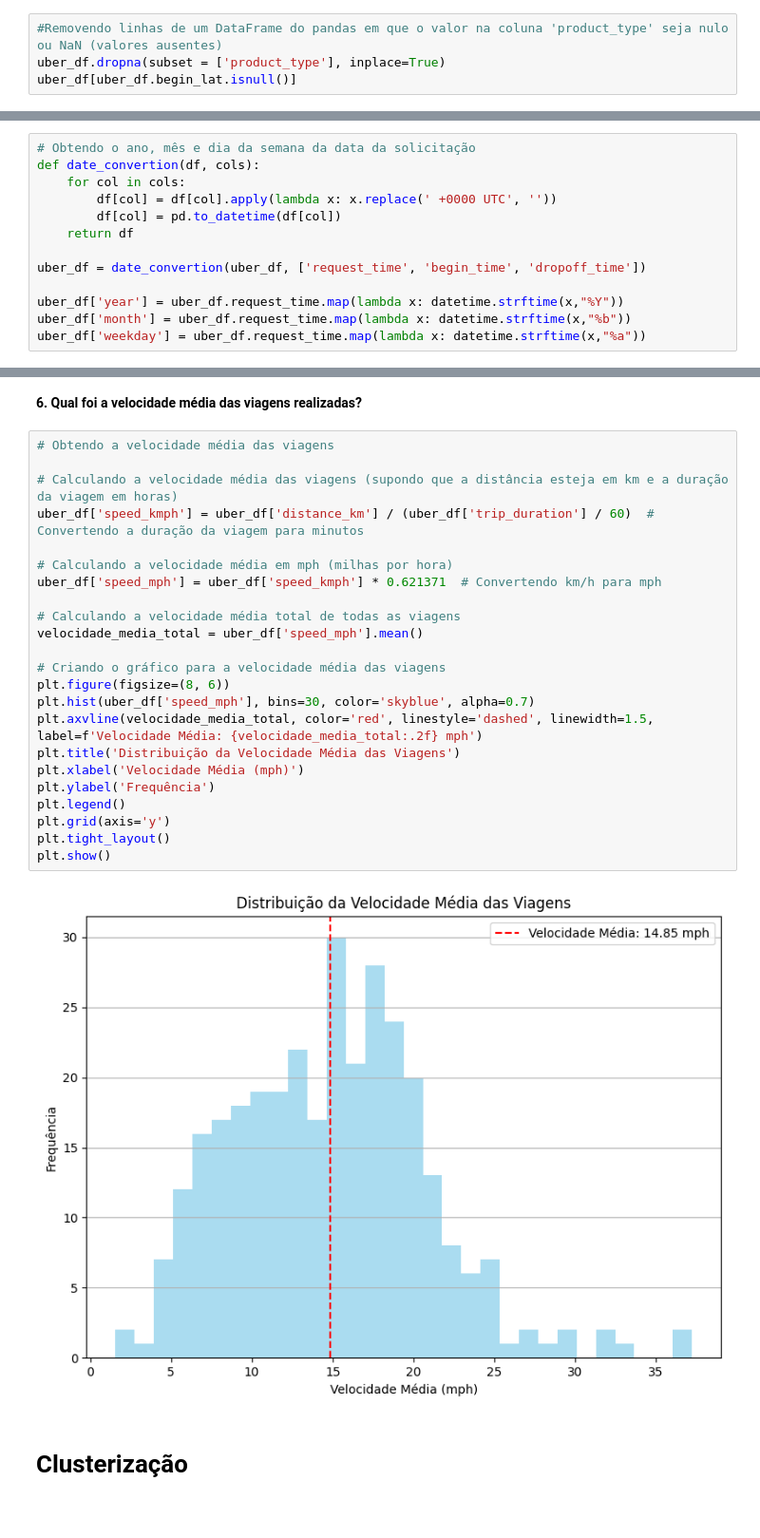
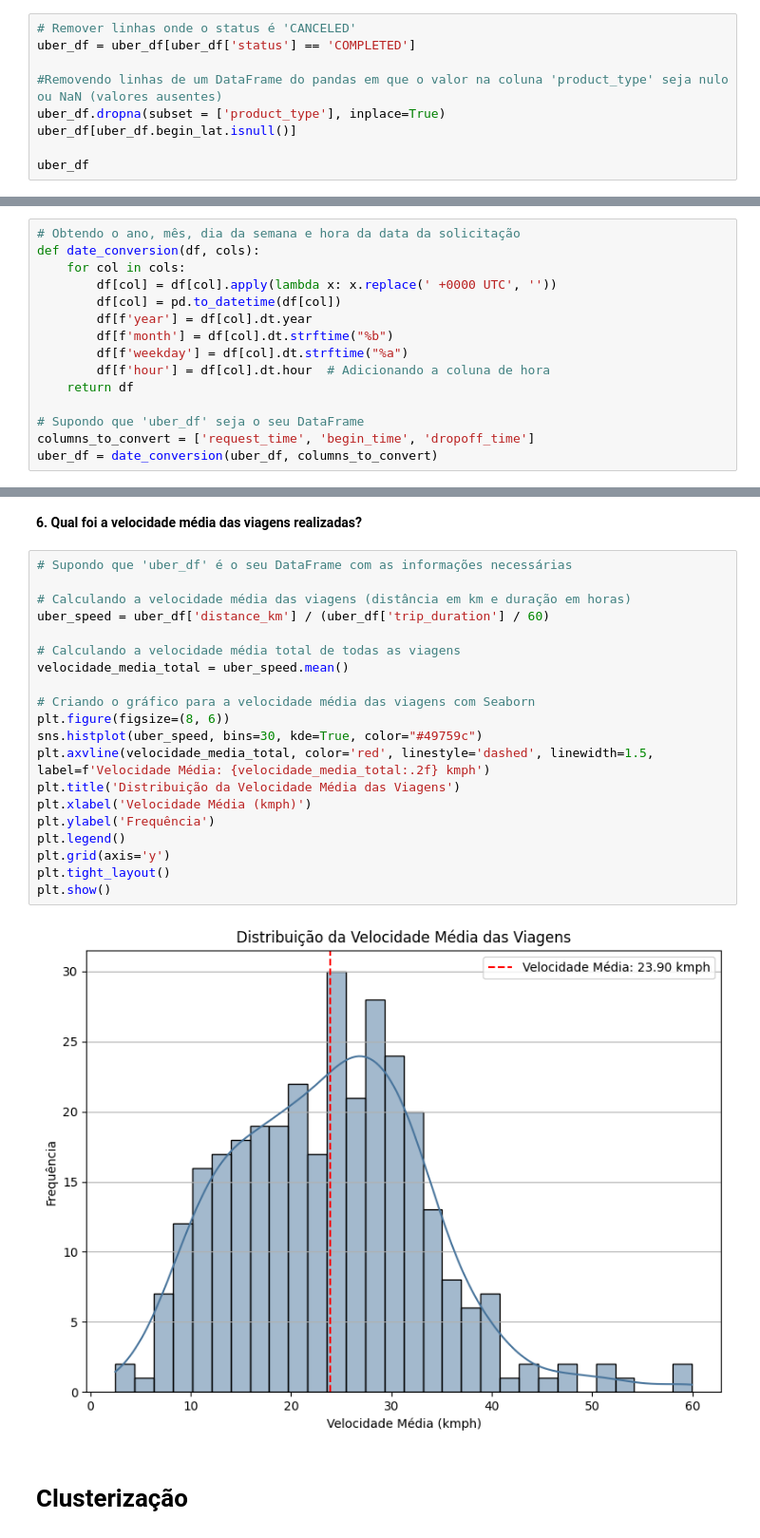
Before and after one commit to vivalladarez/uber-data-analysis, a Jupyter notebook: data_analysis.ipynb, the cells around one changed output, grey strips where cells are left out. Shown at 95% size. Cells and saved outputs as stored; diff of their text form.

```diff
--- a/data_analysis.ipynb
+++ b/data_analysis.ipynb
@@ -201,8 +207,13 @@ uber_df.rename(columns={'City': 'city', 'Product Type': 'product_type', 'Trip or
                      'Begin Trip Lng': 'begin_long', 'Dropoff Time': 'dropoff_time', 'Dropoff Lat': 'dropoff_lat',
                       'Dropoff Lng': 'dropoff_long', 'Distance (miles)': 'distance_km','Fare Amount':'fare_amount'}, inplace=True)
 # %%
+# Remover linhas onde o status é 'CANCELED'
+uber_df = uber_df[uber_df['status'] == 'COMPLETED']
+
 #Removendo linhas de um DataFrame do pandas em que o valor na coluna 'product_type' seja nulo ou NaN (valores ausentes)
 uber_df.dropna(subset = ['product_type'], inplace=True)
 uber_df[uber_df.begin_lat.isnull()]
+
+uber_df
 # %% [output]
 |  | city | product_type | status | request_time | begin_time | begin_lat | begin_long | Begin Trip Address | ... |
@@ -241,16 +249,18 @@ Name: distance_km, Length: 357, dtype: float64
 # %%
-# Obtendo o ano, mês e dia da semana da data da solicitação
-def date_convertion(df, cols):
+# Obtendo o ano, mês, dia da semana e hora da data da solicitação
+def date_conversion(df, cols):
     for col in cols:
         df[col] = df[col].apply(lambda x: x.replace(' +0000 UTC', ''))
         df[col] = pd.to_datetime(df[col])
+        df[f'year'] = df[col].dt.year
+        df[f'month'] = df[col].dt.strftime("%b")
+        df[f'weekday'] = df[col].dt.strftime("%a")
+        df[f'hour'] = df[col].dt.hour  # Adicionando a coluna de hora
     return df
 
-uber_df = date_convertion(uber_df, ['request_time', 'begin_time', 'dropoff_time'])
-
-uber_df['year'] = uber_df.request_time.map(lambda x: datetime.strftime(x,"%Y"))
-uber_df['month'] = uber_df.request_time.map(lambda x: datetime.strftime(x,"%b"))
-uber_df['weekday'] = uber_df.request_time.map(lambda x: datetime.strftime(x,"%a"))
+# Supondo que 'uber_df' seja o seu DataFrame
+columns_to_convert = ['request_time', 'begin_time', 'dropoff_time']
+uber_df = date_conversion(uber_df, columns_to_convert)
 # %%
 # Filtrando linhas em que a data na coluna 'begin_time' é diferente da data na coluna 'dropoff_time'.
 uber_df.loc[uber_df['begin_time'].dt.date != uber_df['dropoff_time'].dt.date]
@@ -433,29 +448,26 @@ A partir do gráfico acima, observa-se uma variação anual em relação aos dia
 # %% [markdown]
 **6. Qual foi a velocidade média das viagens realizadas?**
 # %%
-# Obtendo a velocidade média das viagens
+# Supondo que 'uber_df' é o seu DataFrame com as informações necessárias
 
-# Calculando a velocidade média das viagens (supondo que a distância esteja em km e a duração da viagem em horas)
-uber_df['speed_kmph'] = uber_df['distance_km'] / (uber_df['trip_duration'] / 60)  # Convertendo a duração da viagem para minutos
-
-# Calculando a velocidade média em mph (milhas por hora)
-uber_df['speed_mph'] = uber_df['speed_kmph'] * 0.621371  # Convertendo km/h para mph
+# Calculando a velocidade média das viagens (distância em km e duração em horas)
+uber_speed = uber_df['distance_km'] / (uber_df['trip_duration'] / 60)
 
 # Calculando a velocidade média total de todas as viagens
-velocidade_media_total = uber_df['speed_mph'].mean()
+velocidade_media_total = uber_speed.mean()
 
-# Criando o gráfico para a velocidade média das viagens
+# Criando o gráfico para a velocidade média das viagens com Seaborn
 plt.figure(figsize=(8, 6))
-plt.hist(uber_df['speed_mph'], bins=30, color='skyblue', alpha=0.7)
-plt.axvline(velocidade_media_total, color='red', linestyle='dashed', linewidth=1.5, label=f'Velocidade Média: {velocidade_media_total:.2f} mph')
+sns.histplot(uber_speed, bins=30, kde=True, color="#49759c")
+plt.axvline(velocidade_media_total, color='red', linestyle='dashed', linewidth=1.5, label=f'Velocidade Média: {velocidade_media_total:.2f} kmph')
 plt.title('Distribuição da Velocidade Média das Viagens')
-plt.xlabel('Velocidade Média (mph)')
+plt.xlabel('Velocidade Média (kmph)')
 plt.ylabel('Frequência')
 plt.legend()
 plt.grid(axis='y')
 plt.tight_layout()
 plt.show()
 # %% [output]
-[figure, old version]
+[figure, new version]
 # %% [markdown]
 # Clusterização
```
Also changed, not shown: parts of 28 cells of this notebook.
